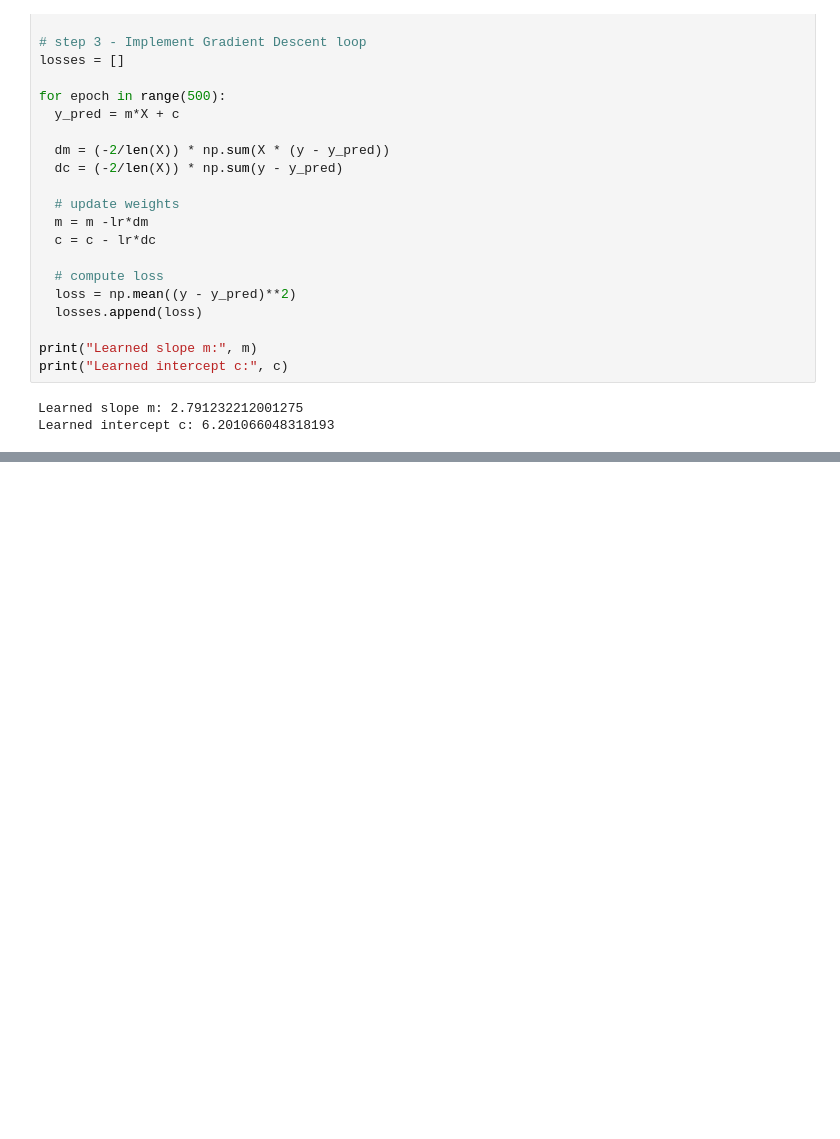
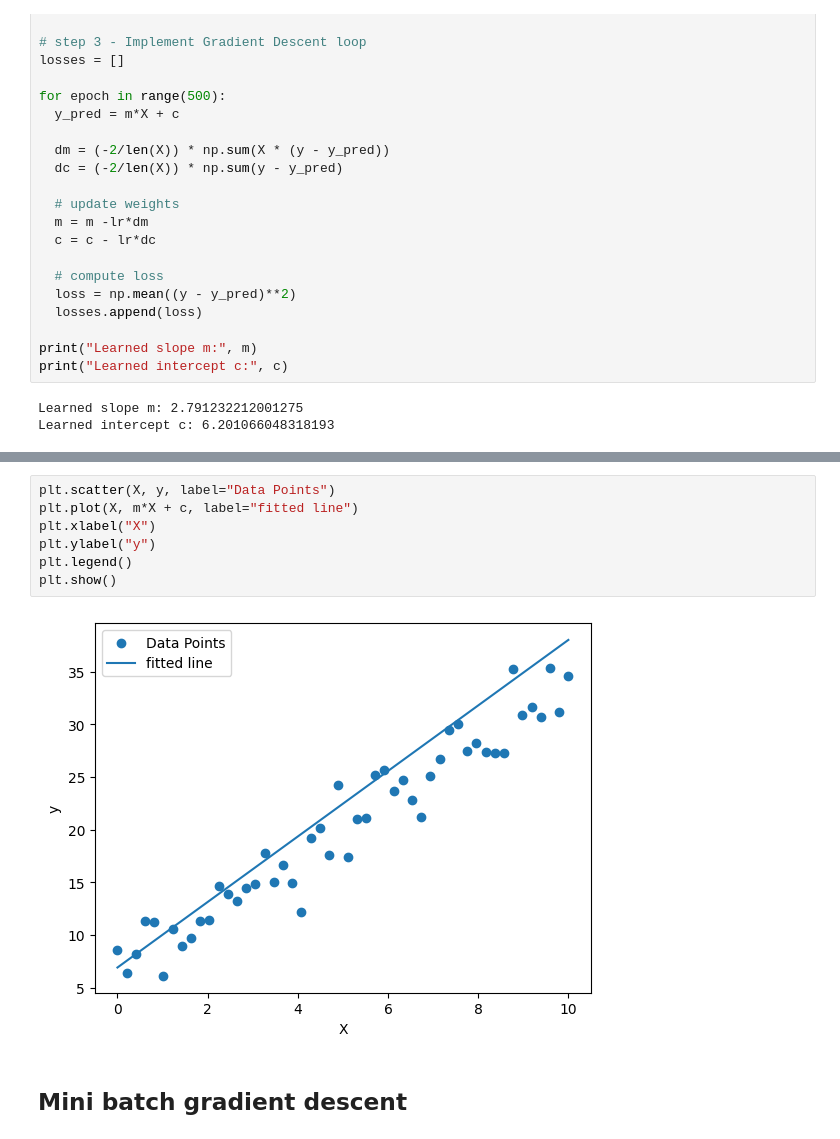
Before and after one commit to avikumart/DA-DS-Questions, a Jupyter notebook: ML_coding/Ml_coding_and_interviewn_practice.ipynb, the cells around one changed output, grey strips where cells are left out. Cells and saved outputs as stored; diff of their text form; blank space fills up the shorter version.

Commit message:
mini batch update9th feb

```diff
--- a/ML_coding/Ml_coding_and_interviewn_practice.ipynb
+++ b/ML_coding/Ml_coding_and_interviewn_practice.ipynb
@@ -123,0 +185,11 @@ Learned intercept c: 6.201066048318193
+# %%
+plt.scatter(X, y, label="Data Points")
+plt.plot(X, m*X + c, label="fitted line")
+plt.xlabel("X")
+plt.ylabel("y")
+plt.legend()
+plt.show()
+# %% [output]
+[figure, added]
+# %% [markdown]
+## Mini batch gradient descent
```
Also changed, not shown: parts of 9 cells of this notebook.
